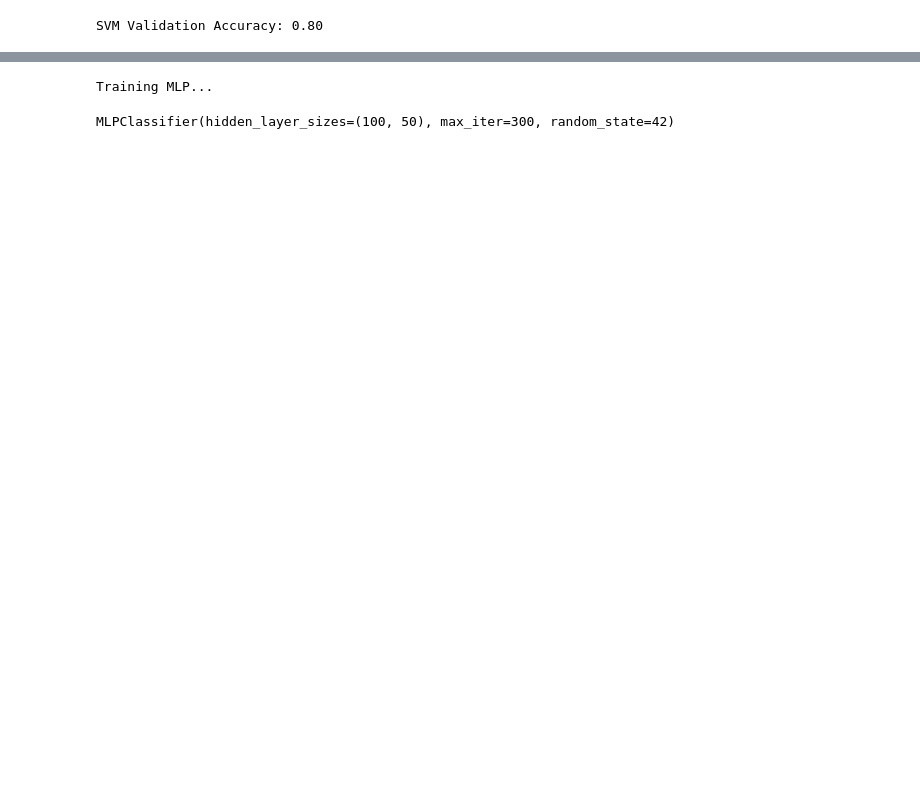
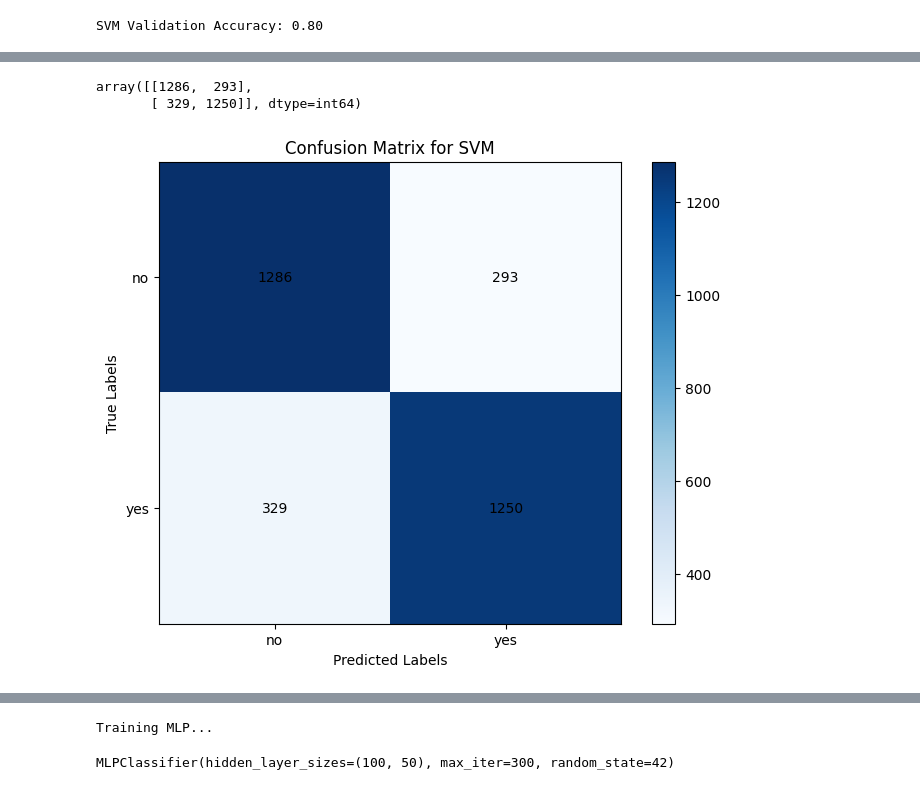
Before and after one commit to AshrafHussain23/Semester_3_Thesis, a Jupyter notebook: Scream Detection.ipynb, the cells around one changed output, grey strips where cells are left out. Saved outputs shown, nothing was run; the diff lists cells and outputs as text; code cells hidden in the pictures; blank space fills up the shorter version.

```diff
--- a/Scream Detection.ipynb
+++ b/Scream Detection.ipynb
@@ -518,5 +343,4 @@ Label counts: Counter({'no': 13744})
 # %%
-# # Load features and labels
-# features = np.load("features.npy")
-# feature_labels = np.load("feature_labels.npy")
-# print(f"Loaded {features.shape[0]} features and {len(feature_labels)} labels.")
+features = np.load("features.npy")
+feature_labels = np.load("feature_labels.npy")
+print(f"Loaded {features.shape[0]} features and {len(feature_labels)} labels.")
@@ -667,0 +455,22 @@ SVM Validation Accuracy: 0.80
+# %%
+conf_matrix_svm = confusion_matrix(y_test, y_test_pred_svm)
+conf_matrix_svm
+# %% [output]
+array([[1286,  293],
+       [ 329, 1250]], dtype=int64)
+# %%
+plt.figure(figsize=(8, 6))
+plt.imshow(conf_matrix_svm, cmap="Blues", interpolation="nearest")
+plt.colorbar()
+plt.title("Confusion Matrix for SVM")
+plt.xlabel("Predicted Labels")
+plt.ylabel("True Labels")
+
+for (i, j), value in np.ndenumerate(conf_matrix_svm):
+    plt.text(j, i, f"{value}", ha="center", va="center", color="black")
+
+plt.xticks(range(len(set(y_test))), set(y_test))
+plt.yticks(range(len(set(y_test))), set(y_test))
+plt.show()
+# %% [output]
+[figure, added]
```
Also changed, not shown: parts of 158 cells of this notebook, 4 other files.
